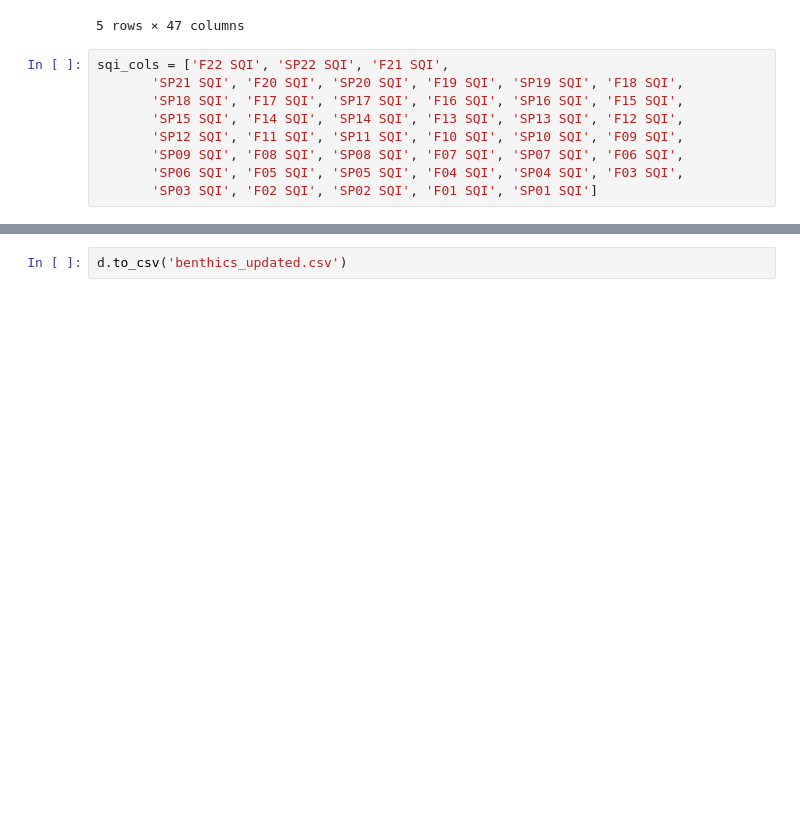
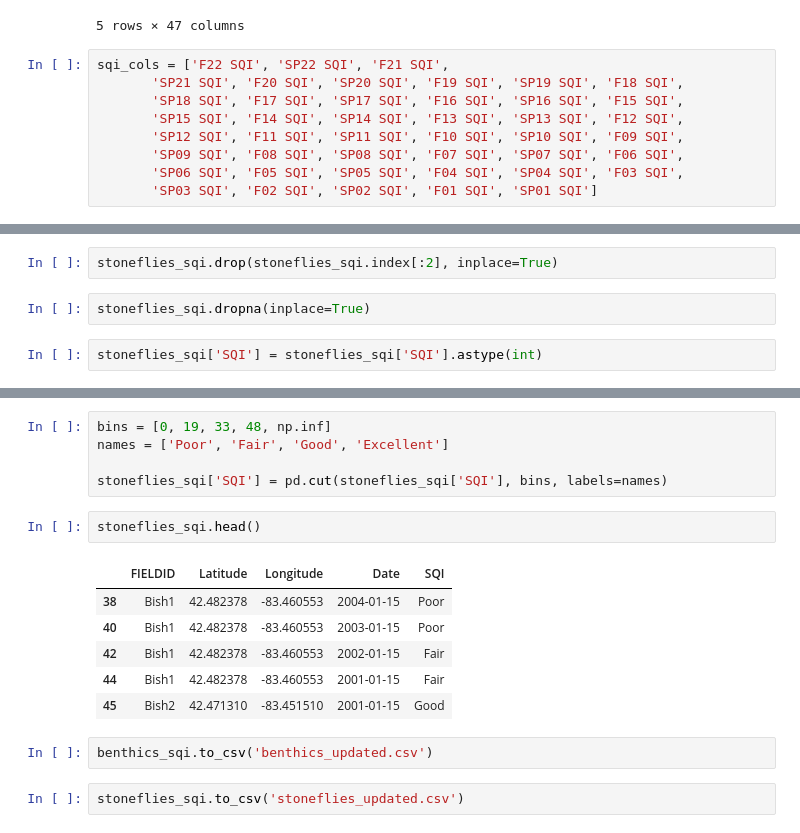
Before and after one commit to jhkaplan4050/FOTR_Capstone, a Jupyter notebook: notebooks/benthics.ipynb, the cells around one changed output, grey strips where cells are left out. Saved outputs shown, nothing was run; the diff lists cells and outputs as text; blank space fills up the shorter version.

```diff
--- a/notebooks/benthics.ipynb
+++ b/notebooks/benthics.ipynb
@@ -126,0 +171,6 @@ Name: SQI, dtype: int64
+# %%
+stoneflies_sqi.drop(stoneflies_sqi.index[:2], inplace=True)
+# %%
+stoneflies_sqi.dropna(inplace=True)
+# %%
+stoneflies_sqi['SQI'] = stoneflies_sqi['SQI'].astype(int)
@@ -127,2 +197,18 @@ Name: SQI, dtype: int64
+# %%
+bins = [0, 19, 33, 48, np.inf]
+names = ['Poor', 'Fair', 'Good', 'Excellent']
+
+stoneflies_sqi['SQI'] = pd.cut(stoneflies_sqi['SQI'], bins, labels=names)
+# %%
+stoneflies_sqi.head()
+# %% [output]
+|  | FIELDID | Latitude | Longitude | Date | SQI |
+| 38 | Bish1 | 42.482378 | -83.460553 | 2004-01-15 | Poor |
+| 40 | Bish1 | 42.482378 | -83.460553 | 2003-01-15 | Poor |
+| 42 | Bish1 | 42.482378 | -83.460553 | 2002-01-15 | Fair |
+| 44 | Bish1 | 42.482378 | -83.460553 | 2001-01-15 | Fair |
+| 45 | Bish2 | 42.471310 | -83.451510 | 2001-01-15 | Good |
 # %%
-d.to_csv('benthics_updated.csv')
+benthics_sqi.to_csv('benthics_updated.csv')
+# %%
+stoneflies_sqi.to_csv('stoneflies_updated.csv')
```
Also changed, not shown: parts of 13 cells of this notebook.
